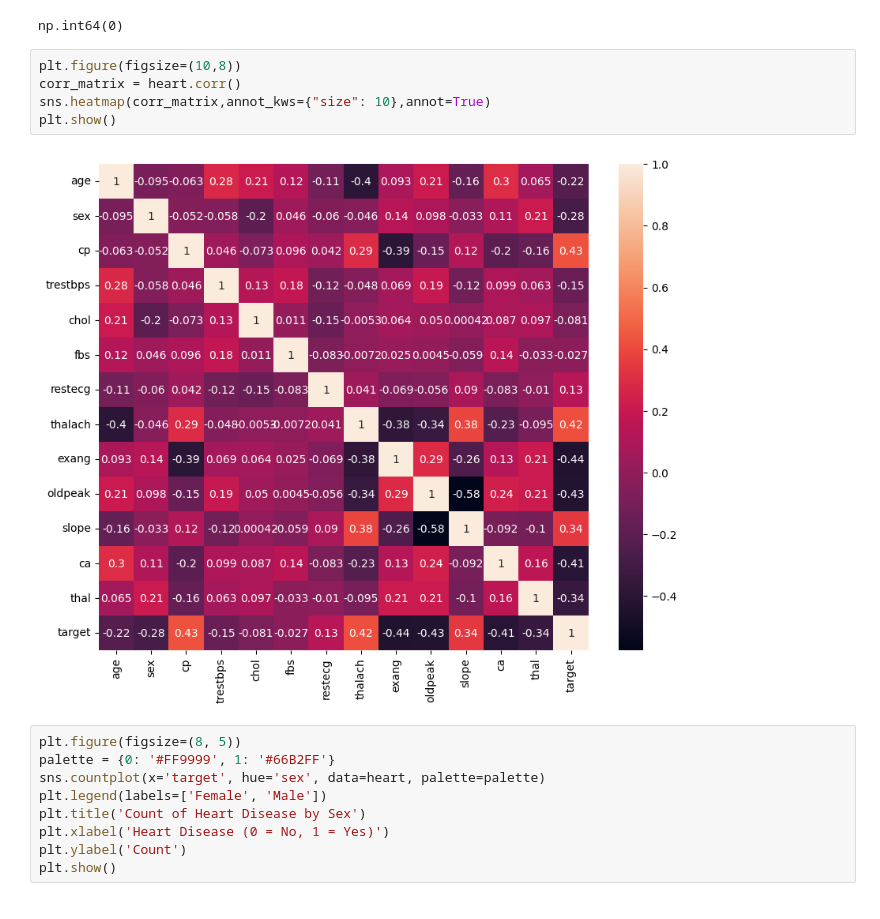
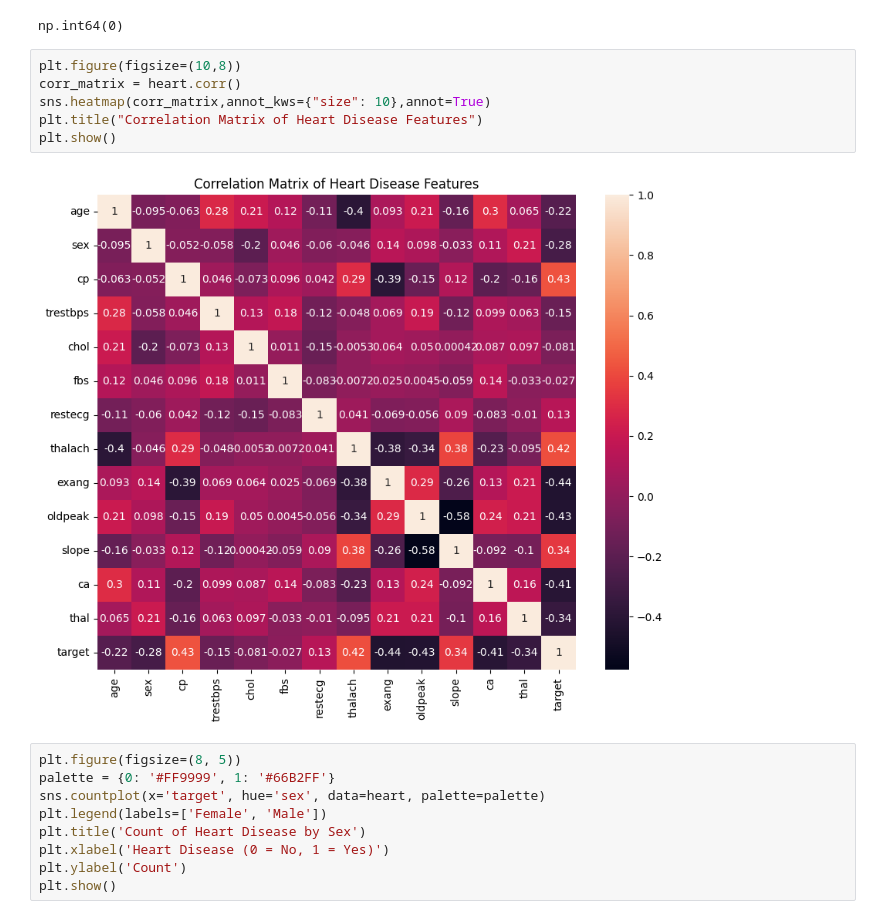
Before and after one commit to ninapeak10/DT480-Research, a Jupyter notebook: Heart Health.ipynb, the cells around one changed output. Saved outputs shown, nothing was run; the diff lists cells and outputs as text.

```diff
--- a/Heart Health.ipynb
+++ b/Heart Health.ipynb
@@ -156,10 +157,11 @@ np.int64(0)
 # %%
 plt.figure(figsize=(10,8))
 corr_matrix = heart.corr()
 sns.heatmap(corr_matrix,annot_kws={"size": 10},annot=True)
+plt.title("Correlation Matrix of Heart Disease Features")
 plt.show()
 # %% [output]
-[figure, old version]
+[figure, new version]
 # %%
 plt.figure(figsize=(8, 5))
 palette = {0: '#FF9999', 1: '#66B2FF'}
```
Also changed, not shown: parts of 8 cells of this notebook.
